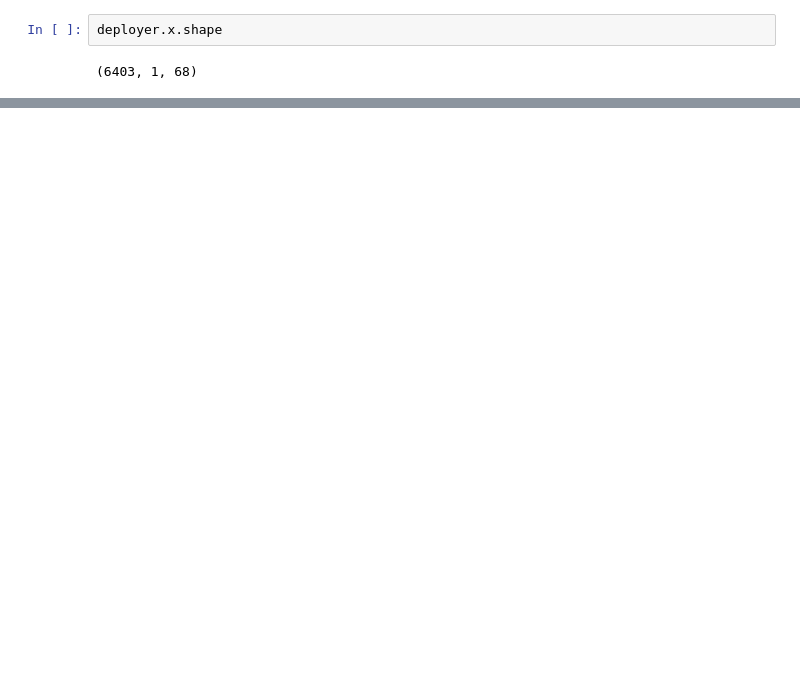
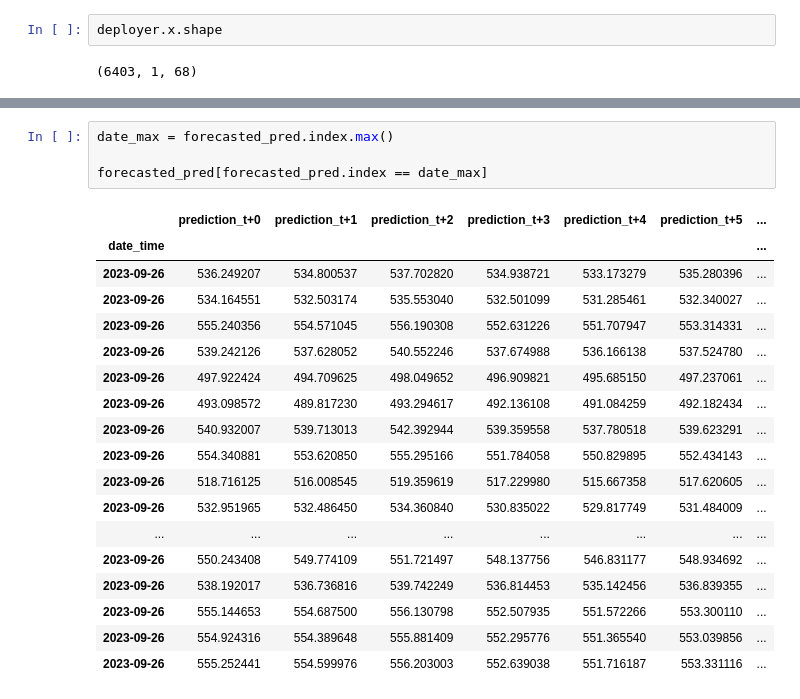
Before and after one commit to dan-vp/iot_co2_ampel_m, a Jupyter notebook: CO2_forecasting_daniel.ipynb, the cells around one changed output, grey strips where cells are left out. Saved outputs shown, nothing was run; the diff lists cells and outputs as text; blank space fills up the shorter version.

```diff
--- a/CO2_forecasting_daniel.ipynb
+++ b/CO2_forecasting_daniel.ipynb
@@ -262,0 +284,23 @@ array(['m209'], dtype=object)
+# %%
+date_max = forecasted_pred.index.max()
+
+forecasted_pred[forecasted_pred.index == date_max]
+# %% [output]
+|  | prediction_t+0 | prediction_t+1 | prediction_t+2 | prediction_t+3 | prediction_t+4 | prediction_t+5 | ... |
+| date_time |  |  |  |  |  |  | ... |
+| 2023-09-26 | 536.249207 | 534.800537 | 537.702820 | 534.938721 | 533.173279 | 535.280396 | ... |
+| 2023-09-26 | 534.164551 | 532.503174 | 535.553040 | 532.501099 | 531.285461 | 532.340027 | ... |
+| 2023-09-26 | 555.240356 | 554.571045 | 556.190308 | 552.631226 | 551.707947 | 553.314331 | ... |
+| 2023-09-26 | 539.242126 | 537.628052 | 540.552246 | 537.674988 | 536.166138 | 537.524780 | ... |
+| 2023-09-26 | 497.922424 | 494.709625 | 498.049652 | 496.909821 | 495.685150 | 497.237061 | ... |
+| 2023-09-26 | 493.098572 | 489.817230 | 493.294617 | 492.136108 | 491.084259 | 492.182434 | ... |
+| 2023-09-26 | 540.932007 | 539.713013 | 542.392944 | 539.359558 | 537.780518 | 539.623291 | ... |
+| 2023-09-26 | 554.340881 | 553.620850 | 555.295166 | 551.784058 | 550.829895 | 552.434143 | ... |
+| 2023-09-26 | 518.716125 | 516.008545 | 519.359619 | 517.229980 | 515.667358 | 517.620605 | ... |
+| 2023-09-26 | 532.951965 | 532.486450 | 534.360840 | 530.835022 | 529.817749 | 531.484009 | ... |
+| ... | ... | ... | ... | ... | ... | ... | ... |
+| 2023-09-26 | 550.243408 | 549.774109 | 551.721497 | 548.137756 | 546.831177 | 548.934692 | ... |
+| 2023-09-26 | 538.192017 | 536.736816 | 539.742249 | 536.814453 | 535.142456 | 536.839355 | ... |
+| 2023-09-26 | 555.144653 | 554.687500 | 556.130798 | 552.507935 | 551.572266 | 553.300110 | ... |
+| 2023-09-26 | 554.924316 | 554.389648 | 555.881409 | 552.295776 | 551.365540 | 553.039856 | ... |
+| 2023-09-26 | 555.252441 | 554.599976 | 556.203003 | 552.639038 | 551.716187 | 553.331116 | ... |
```
Also changed, not shown: parts of 15 cells of this notebook, 5 other files.
